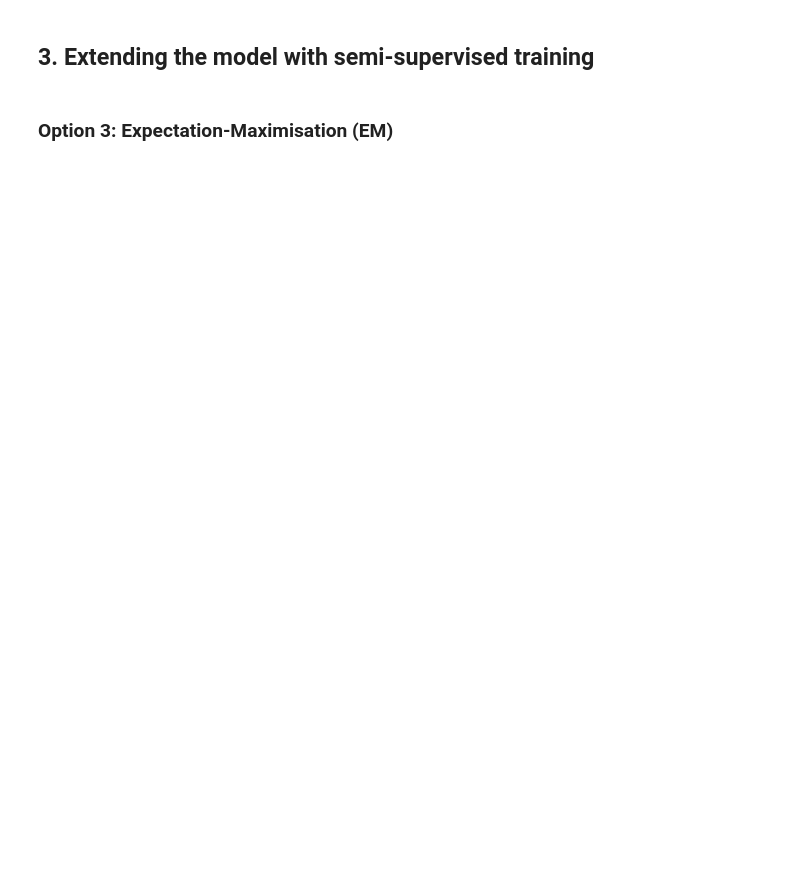
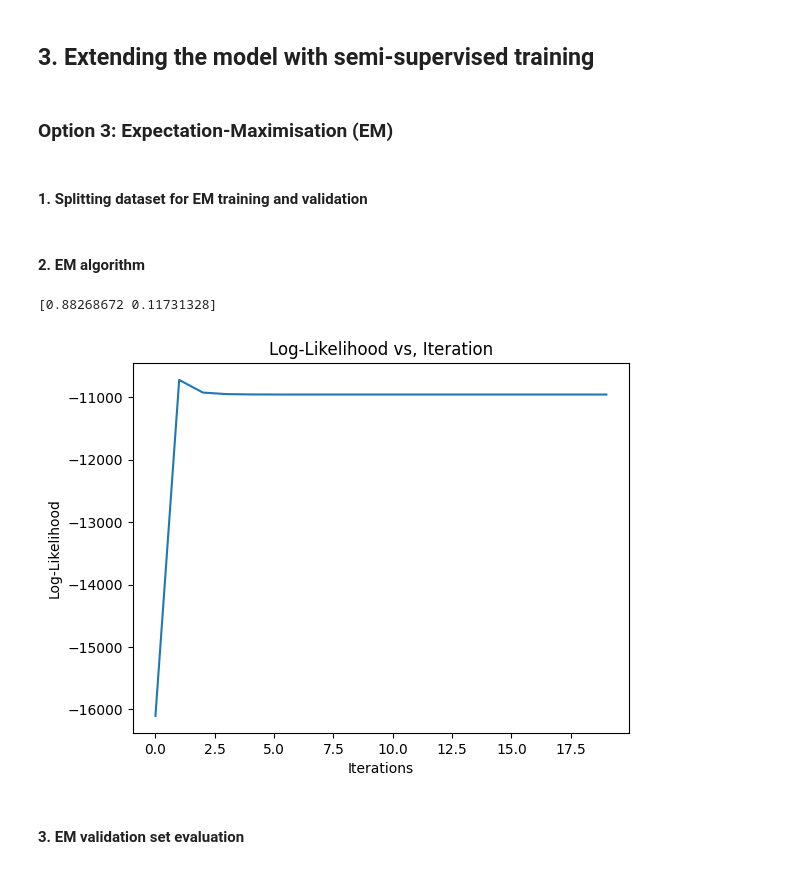
Before and after one commit to narolinelim/naive-bayes-income-classification, a Jupyter notebook: COMP30027_2026_asst1_template.ipynb, the cells around one changed output. Saved outputs shown, nothing was run; the diff lists cells and outputs as text; code cells hidden in the pictures; blank space fills up the shorter version.

```diff
--- a/COMP30027_2026_asst1_template.ipynb
+++ b/COMP30027_2026_asst1_template.ipynb
@@ -119,0 +46,6 @@ array([[-2.36309728e+00, -3.45199842e+00],
+# %%
+gaussian_nb = GaussianNB()
+categorical_nb = CategoricalNB(alpha=1.0)
+
+gaussian_nb.fit(X_train_con, y_train.values.ravel())
+categorical_nb.fit(X_train_cat_encoded, y_train.values.ravel())
@@ -160,3 +192,67 @@ ValueError: Found unknown categories ['Holand-Netherlands'] in column 7 during t
 ## 3. Extending the model with semi-supervised training
 # %% [markdown]
 ### Option 3: Expectation-Maximisation (EM)
+# %%
+adult_unlabelled_data = pd.read_csv('Assignment1_data/adult_unlabelled.csv', sep=',')
+adult_unlabelled_data = adult_unlabelled_data.dropna()
+# %% [markdown]
+#### 1. Splitting dataset for EM training and validation
+# %%
+X_con_train_em, X_con_val_em, y_train_em, y_val_em = train_test_split(X_train_con, y_train, test_size=0.2)
+X_cat_train_em, X_cat_val_em = train_test_split(X_train_cat_encoded, test_size=0.2)
+# %% [markdown]
+#### 2. EM algorithm
+# %%
+unlabelled_continuous_features = adult_unlabelled_data[['age','education-num','capital-gain','capital-loss','hours-per-week']]
+unlabelled_categorical_features = adult_unlabelled_data[['workclass','education','marital-status','occupation','relationship','race','sex','native-country']]
+unlabelled_categorical_features_encoded = categorical_encoder.transform(unlabelled_categorical_features)
+
+class_priors = gaussian_nb.class_prior_
+iterations = 20
+log_likelihoods = []
+
+# running em until covergence (fixed iterations = 10)
+for iteration in range(iterations):
+
+  # E-step: soft class assignments for each unlabelled instance
+  continuous_log_prob = gaussian_nb.predict_log_proba(unlabelled_continuous_features)
+  categorical_log_prob = categorical_nb.predict_log_proba(unlabelled_categorical_features_encoded)
+  mixed_log_prob = continuous_log_prob + categorical_log_prob
+  joint_log_prob = mixed_log_prob + np.log(class_priors)
+
+  max_log = np.max(joint_log_prob, axis=1, keepdims=True)
+  prob = np.exp(joint_log_prob - max_log)
+  pos_prob = prob / np.sum(prob, axis=1, keepdims=True)
+
+  log_likelihood = np.sum(
+    np.log(np.sum(np.exp(joint_log_prob - max_log), axis=1)) + max_log.ravel()
+  )
+  log_likelihoods.append(log_likelihood)
+
+  # M-step: retraining model with labelled and unlabelled data
+  # Combined labelled and unlabelled data
+  X_all_con = pd.concat([X_con_train_em, unlabelled_continuous_features])
+  X_all_cat = np.vstack([X_cat_train_em, unlabelled_categorical_features_encoded])
+
+  # labels
+  y_labels = np.concatenate([y_train_em.values.ravel(), ['<=50K'] * len(unlabelled_continuous_features)])
+
+  # weights: labelled data = 1, unlabelled data = soft assignments (posterior probabilities)
+  weights = np.concatenate([np.ones(len(X_con_train_em)), pos_prob[:, 0]])
+
+  # re-fit with weights
+  gaussian_nb.fit(X_all_con, y_labels, sample_weight=weights)
+  categorical_nb.fit(X_all_cat, y_labels, sample_weight=weights)
+  class_priors = gaussian_nb.class_prior_
+
+print(class_priors)
+plt.plot(log_likelihoods)
+plt.xlabel('Iterations')
+plt.ylabel('Log-Likelihood')
+plt.title('Log-Likelihood vs, Iteration')
+plt.show()
+# %% [output]
+[0.88268672 0.11731328]
+[figure, added]
+# %% [markdown]
+#### 3. EM validation set evaluation
```
Also changed, not shown: parts of 26 cells of this notebook, 2 other files.
